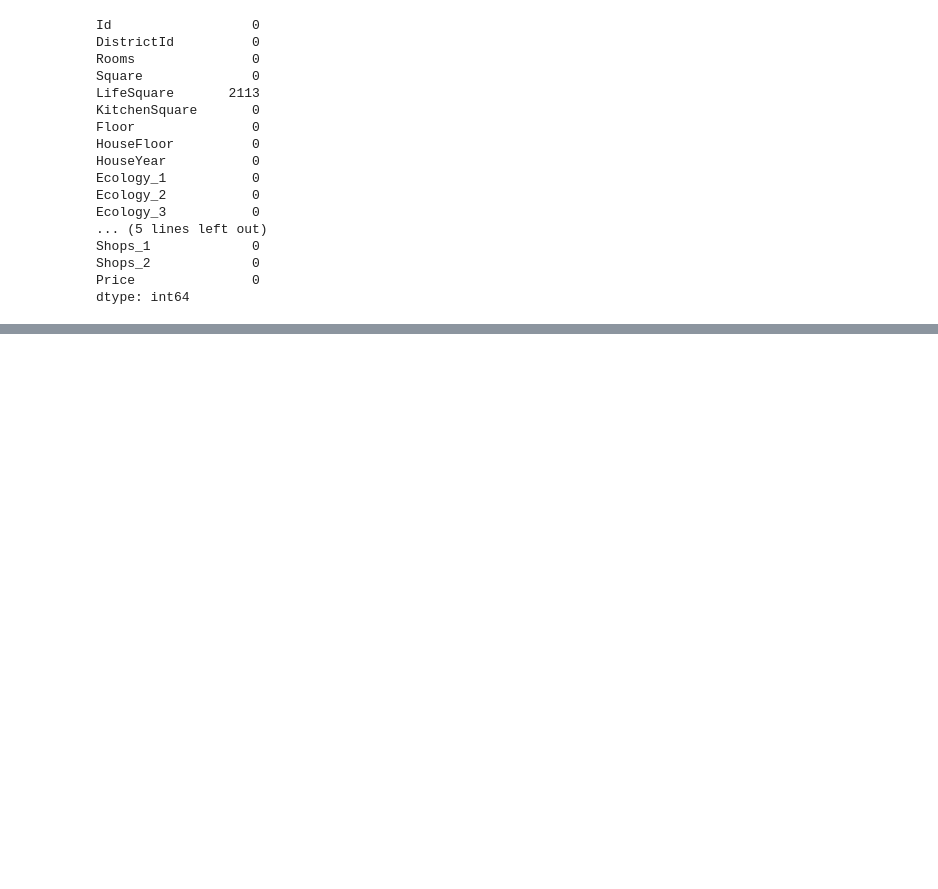
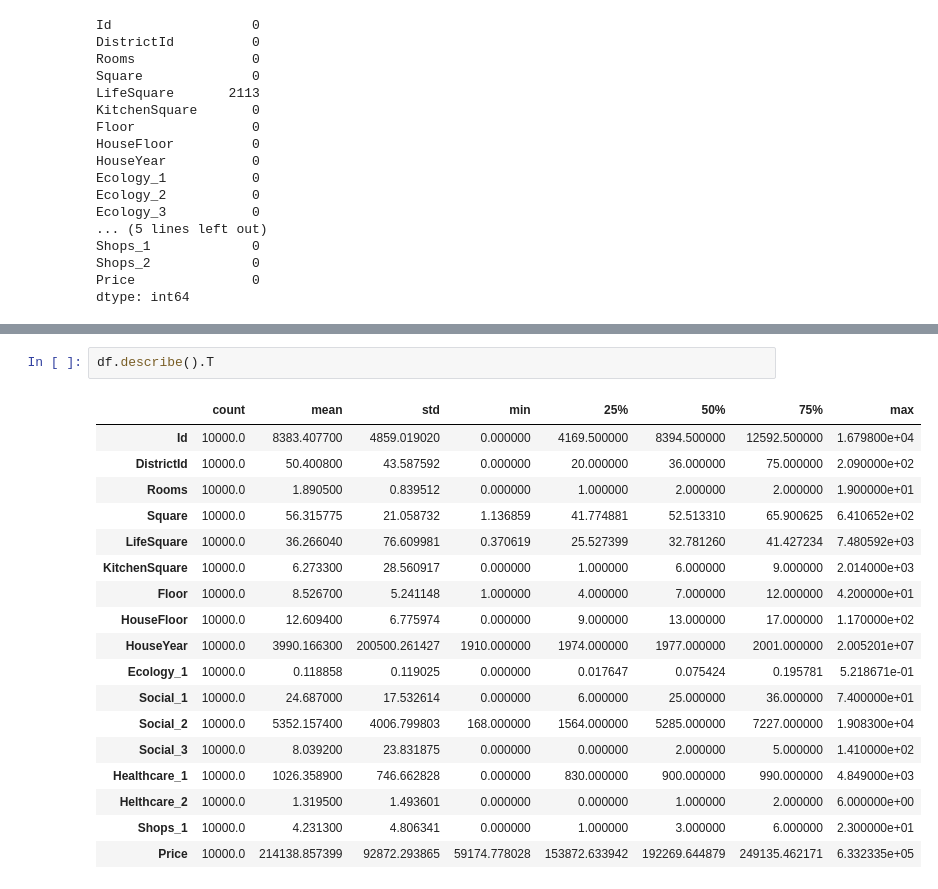
Before and after one commit to Christina-Y1/Geekbrains_Courseworks, a Jupyter notebook: Python for Data Science/Christina.Yarochkina_solution.ipynb, the cells around one changed output, grey strips where cells are left out. Saved outputs shown, nothing was run; the diff lists cells and outputs as text; blank space fills up the shorter version.

```diff
--- a/Python for Data Science/Christina.Yarochkina_solution.ipynb
+++ b/Python for Data Science/Christina.Yarochkina_solution.ipynb
@@ -133,0 +209,21 @@ dtype: int64
+# %%
+df.describe().T
+# %% [output]
+|  | count | mean | std | min | 25% | 50% | 75% | max |
+| Id | 10000.0 | 8383.407700 | 4859.019020 | 0.000000 | 4169.500000 | 8394.500000 | 12592.500000 | 1.679800e+04 |
+| DistrictId | 10000.0 | 50.400800 | 43.587592 | 0.000000 | 20.000000 | 36.000000 | 75.000000 | 2.090000e+02 |
+| Rooms | 10000.0 | 1.890500 | 0.839512 | 0.000000 | 1.000000 | 2.000000 | 2.000000 | 1.900000e+01 |
+| Square | 10000.0 | 56.315775 | 21.058732 | 1.136859 | 41.774881 | 52.513310 | 65.900625 | 6.410652e+02 |
+| LifeSquare | 10000.0 | 36.266040 | 76.609981 | 0.370619 | 25.527399 | 32.781260 | 41.427234 | 7.480592e+03 |
+| KitchenSquare | 10000.0 | 6.273300 | 28.560917 | 0.000000 | 1.000000 | 6.000000 | 9.000000 | 2.014000e+03 |
+| Floor | 10000.0 | 8.526700 | 5.241148 | 1.000000 | 4.000000 | 7.000000 | 12.000000 | 4.200000e+01 |
+| HouseFloor | 10000.0 | 12.609400 | 6.775974 | 0.000000 | 9.000000 | 13.000000 | 17.000000 | 1.170000e+02 |
+| HouseYear | 10000.0 | 3990.166300 | 200500.261427 | 1910.000000 | 1974.000000 | 1977.000000 | 2001.000000 | 2.005201e+07 |
+| Ecology_1 | 10000.0 | 0.118858 | 0.119025 | 0.000000 | 0.017647 | 0.075424 | 0.195781 | 5.218671e-01 |
+| Social_1 | 10000.0 | 24.687000 | 17.532614 | 0.000000 | 6.000000 | 25.000000 | 36.000000 | 7.400000e+01 |
+| Social_2 | 10000.0 | 5352.157400 | 4006.799803 | 168.000000 | 1564.000000 | 5285.000000 | 7227.000000 | 1.908300e+04 |
+| Social_3 | 10000.0 | 8.039200 | 23.831875 | 0.000000 | 0.000000 | 2.000000 | 5.000000 | 1.410000e+02 |
+| Healthcare_1 | 10000.0 | 1026.358900 | 746.662828 | 0.000000 | 830.000000 | 900.000000 | 990.000000 | 4.849000e+03 |
+| Helthcare_2 | 10000.0 | 1.319500 | 1.493601 | 0.000000 | 0.000000 | 1.000000 | 2.000000 | 6.000000e+00 |
+| Shops_1 | 10000.0 | 4.231300 | 4.806341 | 0.000000 | 1.000000 | 3.000000 | 6.000000 | 2.300000e+01 |
+| Price | 10000.0 | 214138.857399 | 92872.293865 | 59174.778028 | 153872.633942 | 192269.644879 | 249135.462171 | 6.332335e+05 |
```
Also changed, not shown: parts of 10 cells of this notebook.
